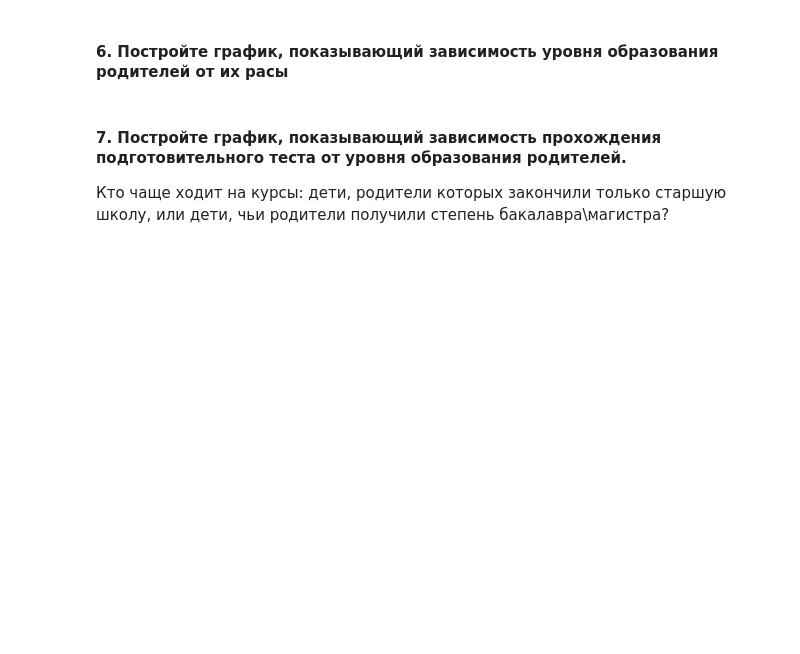
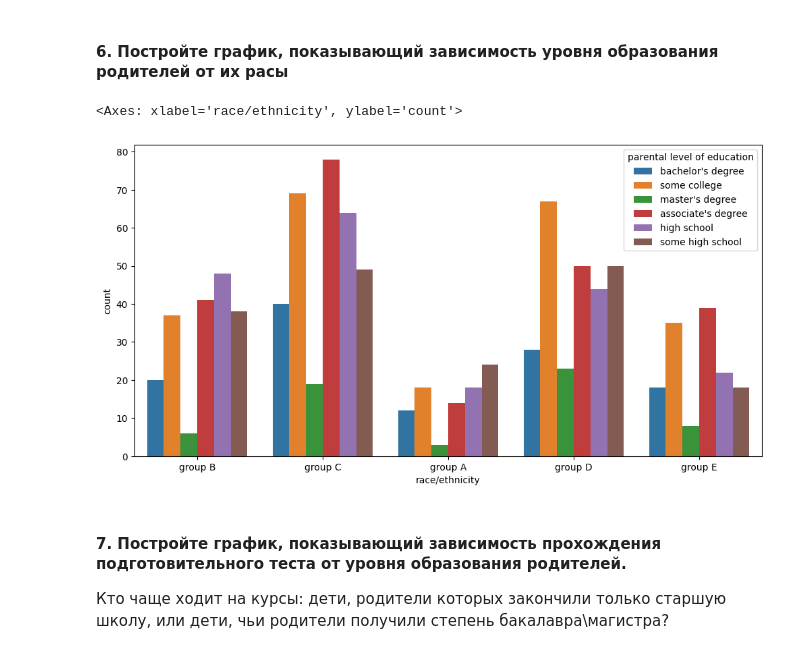
Before and after one commit to 7REVOLUTiOn/Python-and-other-, a Jupyter notebook: 5. Библиотека Pandas. Визуальный анализ данных/Практическая_работа_№5_Библиотека_Pandas.ipynb, the cells around one changed output. Drawn from its saved outputs; the diff is of its cells as text; code cells hidden in the pictures; blank space fills up the shorter version.

```diff
--- a/5. Библиотека Pandas. Визуальный анализ данных/Практическая_работа_№5_Библиотека_Pandas.ipynb
+++ b/5. Библиотека Pandas. Визуальный анализ данных/Практическая_работа_№5_Библиотека_Pandas.ipynb
@@ -589,5 +714,11 @@ df
 # %% [markdown]
 #### 6. Постройте график, показывающий зависимость уровня образования родителей от их расы
+# %%
+plt.figure(figsize=(12, 6))
+sns.countplot(x='race/ethnicity', hue='parental level of education', data=df)
+# %% [output]
+<Axes: xlabel='race/ethnicity', ylabel='count'>
+[figure, added]
 # %% [markdown]
 #### 7. Постройте график, показывающий зависимость прохождения подготовительного теста от уровня образования родителей.
 
```
Also changed, not shown: parts of 22 cells of this notebook.
